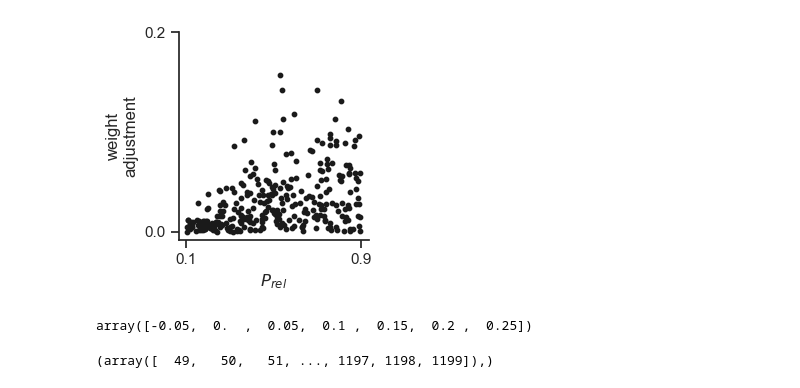
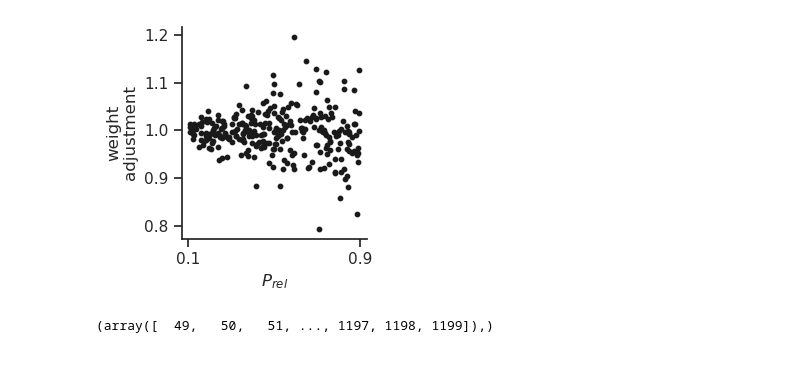
Before and after one commit to rythorpe/time_coding, a Jupyter notebook: aux_dev.ipynb, the cells around one changed output. Drawn from its saved outputs; the diff is of its cells as text; code cells hidden in the pictures.

```diff
--- a/aux_dev.ipynb
+++ b/aux_dev.ipynb
@@ -331,21 +332,17 @@ plt.show()
 # %%
 fig, axes = plt.subplots(1, 1, figsize=(3, 3))
 # sort_idxs = np.argsort(model.p_rel.detach().numpy())
 p_rel = model.p_rel.detach().numpy()
-post_syn_adjustment = np.abs(model.presyn_scaling.detach().numpy() - 1)
+post_syn_adjustment = model.presyn_scaling.detach().numpy()
 axes.scatter(p_rel, post_syn_adjustment, s=10, c='k')
 axes.set_xticks([0.1, 0.9])
 axes.set_xlabel('$P_{rel}$')
 
-axes.set_yticks([0, np.max(post_syn_adjustment).round(decimals=1)])
+# axes.set_yticks([0, np.max(post_syn_adjustment).round(decimals=1)])
 axes.set_ylabel('weight\nadjustment')
 fig.tight_layout()
 # %% [output]
-[figure, old version]
+[figure, new version]
-# %%
-axes.get_yticks()
-# %% [output]
-array([-0.05,  0.  ,  0.05,  0.1 ,  0.15,  0.2 ,  0.25])
 # %%
 dhdh_t_batch = dhdh_t[0].cpu()
 dh
```
Also changed, not shown: parts of 5 cells of this notebook, 2 other files.
